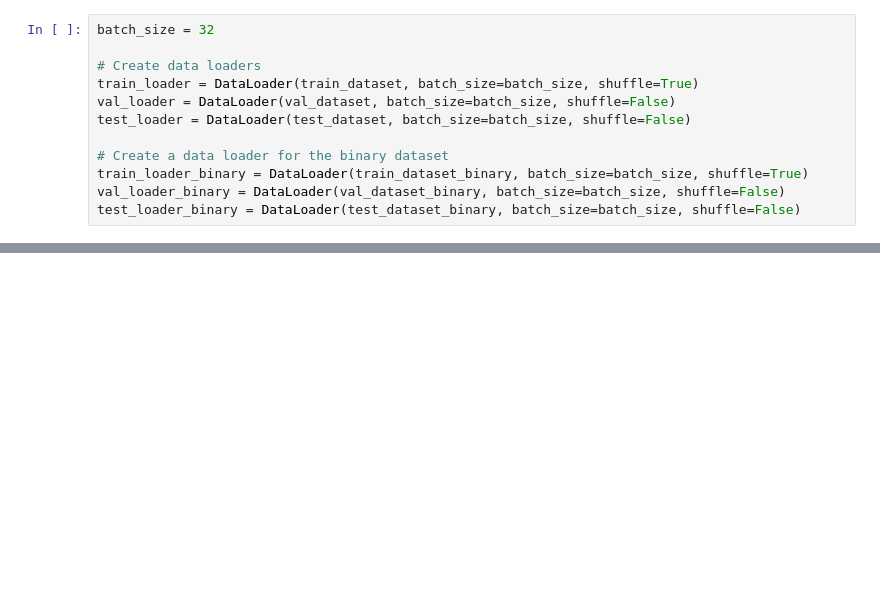
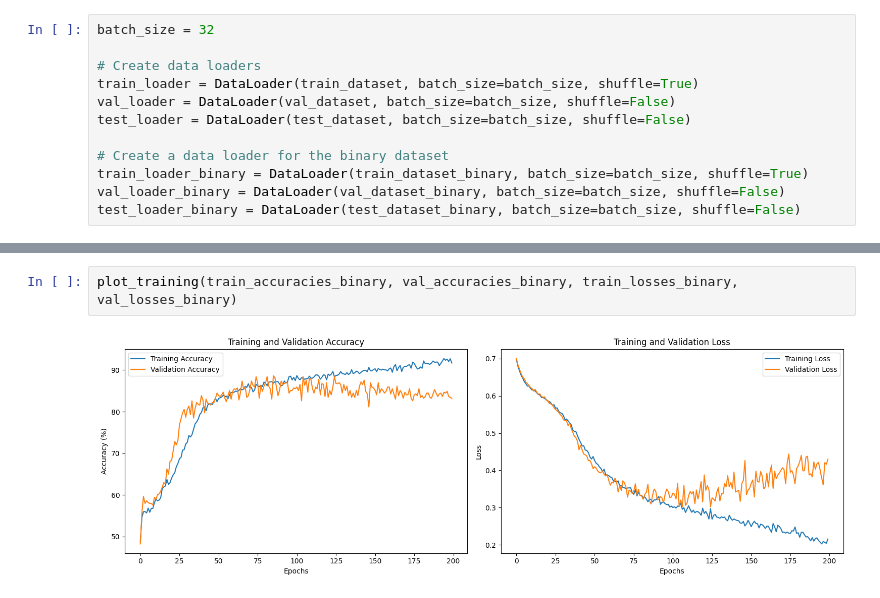
Before and after one commit to Pappol/EEGNet-improved, a Jupyter notebook: DataSplit.ipynb, the cells around one changed output, grey strips where cells are left out. Cells and saved outputs as stored; diff of their text form; blank space fills up the shorter version.

```diff
--- a/DataSplit.ipynb
+++ b/DataSplit.ipynb
@@ -421,0 +404,4 @@ plt.show()
+# %%
+plot_training(train_accuracies_binary, val_accuracies_binary, train_losses_binary, val_losses_binary)
+# %% [output]
+[figure, added]
```
Also changed, not shown: parts of 6 cells of this notebook.
